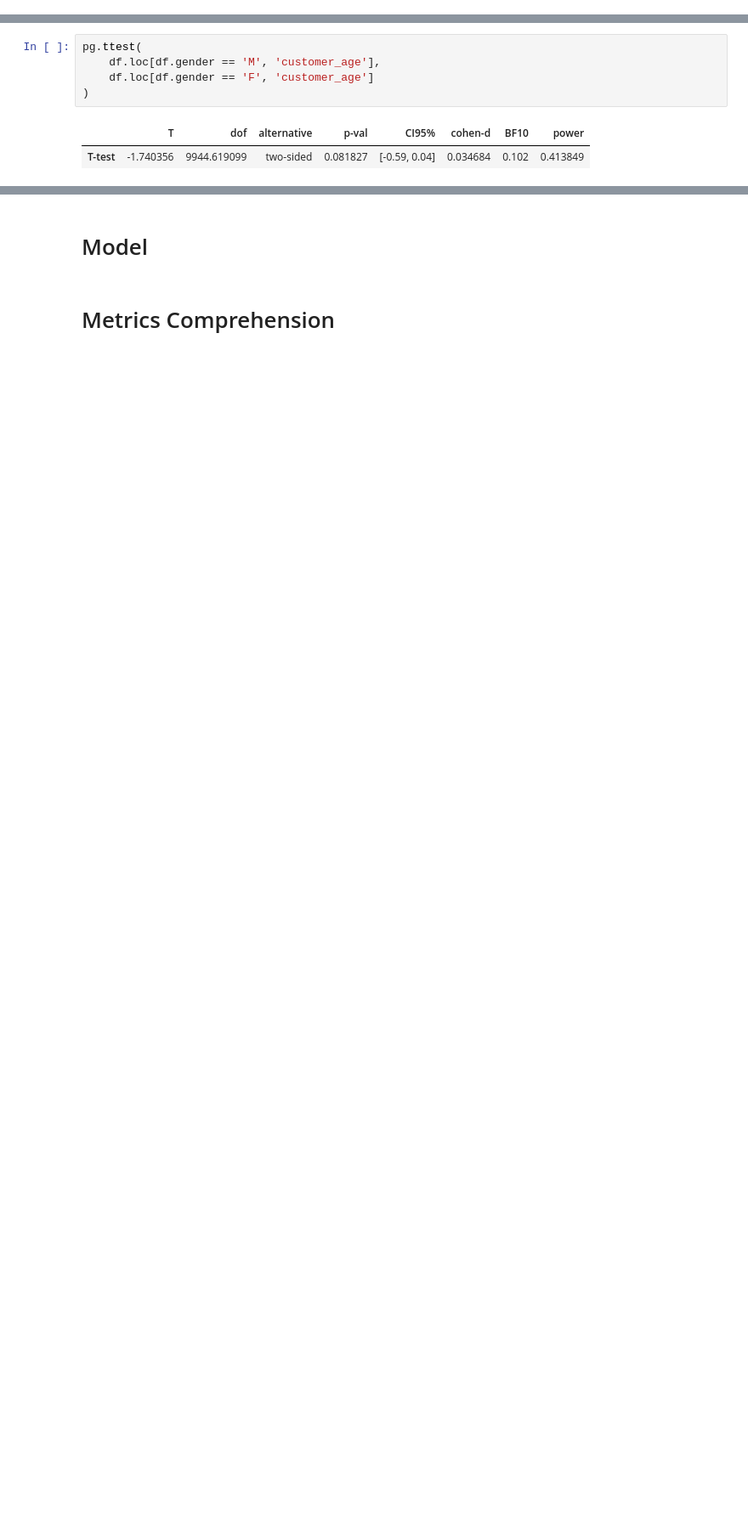
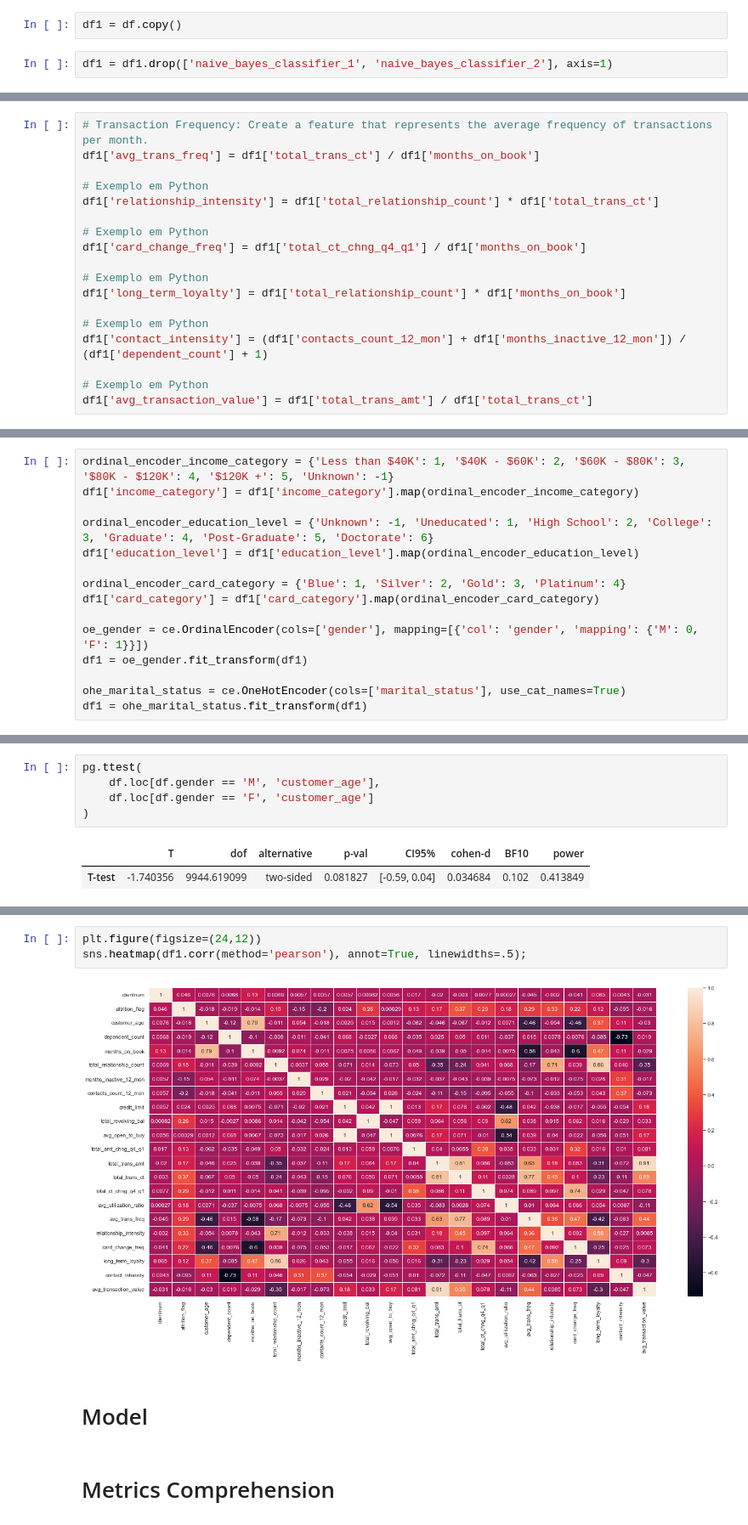
Before and after one commit to leonardoccarv/ChurnBankDetection, a Jupyter notebook: ChurnBankDetection.ipynb, the cells around one changed output, grey strips where cells are left out. Shown at 85% size. Cells and saved outputs as stored; diff of their text form; blank space fills up the shorter version.

```diff
--- a/ChurnBankDetection.ipynb
+++ b/ChurnBankDetection.ipynb
@@ -209,3 +245,7 @@ Name: income_category, dtype: int64
 # df['income_category'] = df['income_category'].apply(lambda x: unknown.sub('NaN', x))
 # %% [markdown]
 # Feature Engineering
+# %%
+df1 = df.copy()
+# %%
+df1 = df1.drop(['naive_bayes_classifier_1', 'naive_bayes_classifier_2'], axis=1)
@@ -211,0 +287,18 @@ Name: income_category, dtype: int64
+# %%
+# Transaction Frequency: Create a feature that represents the average frequency of transactions per month.
+df1['avg_trans_freq'] = df1['total_trans_ct'] / df1['months_on_book']
+
+# Exemplo em Python
+df1['relationship_intensity'] = df1['total_relationship_count'] * df1['total_trans_ct']
+
+# Exemplo em Python
+df1['card_change_freq'] = df1['total_ct_chng_q4_q1'] / df1['months_on_book']
+
+# Exemplo em Python
+df1['long_term_loyalty'] = df1['total_relationship_count'] * df1['months_on_book']
+
+# Exemplo em Python
+df1['contact_intensity'] = (df1['contacts_count_12_mon'] + df1['months_inactive_12_mon']) / (df1['dependent_count'] + 1)
+
+# Exemplo em Python
+df1['avg_transaction_value'] = df1['total_trans_amt'] / df1['total_trans_ct']
@@ -211,0 +340,15 @@ Name: income_category, dtype: int64
+# %%
+ordinal_encoder_income_category = {'Less than $40K': 1, '$40K - $60K': 2, '$60K - $80K': 3, '$80K - $120K': 4, '$120K +': 5, 'Unknown': -1}
+df1['income_category'] = df1['income_category'].map(ordinal_encoder_income_category)
+
+ordinal_encoder_education_level = {'Unknown': -1, 'Uneducated': 1, 'High School': 2, 'College': 3, 'Graduate': 4, 'Post-Graduate': 5, 'Doctorate': 6}
+df1['education_level'] = df1['education_level'].map(ordinal_encoder_education_level)
+
+ordinal_encoder_card_category = {'Blue': 1, 'Silver': 2, 'Gold': 3, 'Platinum': 4}
+df1['card_category'] = df1['card_category'].map(ordinal_encoder_card_category)
+
+oe_gender = ce.OrdinalEncoder(cols=['gender'], mapping=[{'col': 'gender', 'mapping': {'M': 0, 'F': 1}}])
+df1 = oe_gender.fit_transform(df1)
+
+ohe_marital_status = ce.OneHotEncoder(cols=['marital_status'], use_cat_names=True)
+df1 = ohe_marital_status.fit_transform(df1)
@@ -389,3 +589,8 @@ pg.ttest(
+# %%
+plt.figure(figsize=(24,12))
+sns.heatmap(df1.corr(method='pearson'), annot=True, linewidths=.5);
+# %% [output]
+[figure, added]
 # %% [markdown]
 # Model
 # %% [markdown]
```
Also changed, not shown: parts of 26 cells of this notebook.
